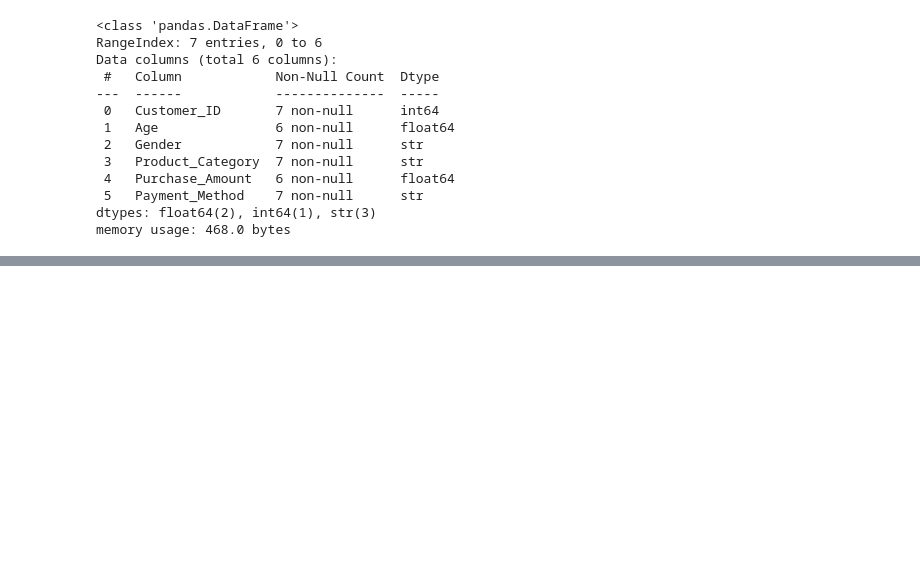
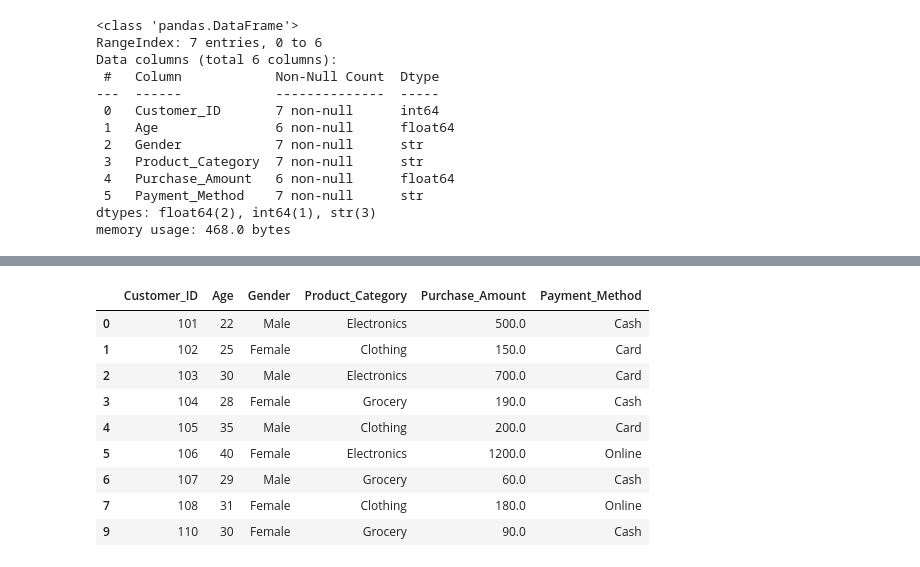
Before and after one commit to neofetch100/DataMining_Project, a Jupyter notebook: project.ipynb, the cells around one changed output, grey strips where cells are left out. Cells and saved outputs as stored; diff of their text form; code cells hidden in the pictures; blank space fills up the shorter version.

```diff
--- a/project.ipynb
+++ b/project.ipynb
@@ -136,0 +156,13 @@ csv_data
+# %%
+xlsx_cleaned
+# %% [output]
+|  | Customer_ID | Age | Gender | Product_Category | Purchase_Amount | Payment_Method |
+| 0 | 101 | 22 | Male | Electronics | 500.0 | Cash |
+| 1 | 102 | 25 | Female | Clothing | 150.0 | Card |
+| 2 | 103 | 30 | Male | Electronics | 700.0 | Card |
+| 3 | 104 | 28 | Female | Grocery | 190.0 | Cash |
+| 4 | 105 | 35 | Male | Clothing | 200.0 | Card |
+| 5 | 106 | 40 | Female | Electronics | 1200.0 | Online |
+| 6 | 107 | 29 | Male | Grocery | 60.0 | Cash |
+| 7 | 108 | 31 | Female | Clothing | 180.0 | Online |
+| 9 | 110 | 30 | Female | Grocery | 90.0 | Cash |
```
Also changed, not shown: parts of 19 cells of this notebook, 3 other files.
